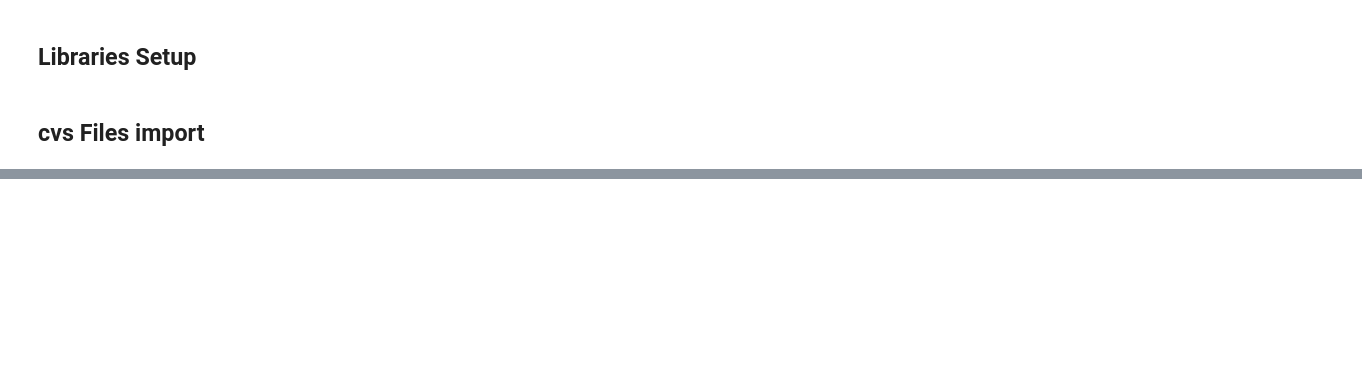
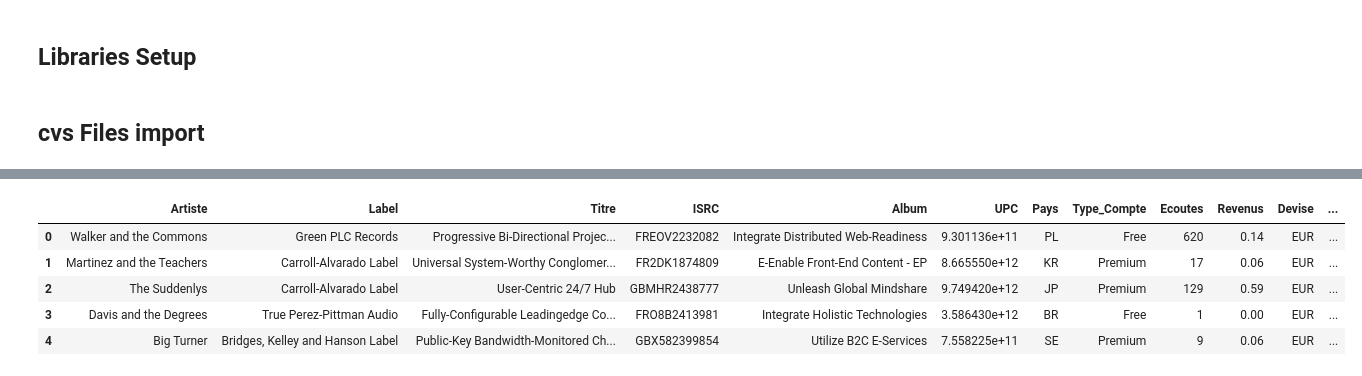
Before and after one commit to andreavecchi1996/royalty_data_quality_pipeline, a Jupyter notebook: royalty_data_quality_pipeline.ipynb, the cells around one changed output, grey strips where cells are left out. Saved outputs shown, nothing was run; the diff lists cells and outputs as text; code cells hidden in the pictures; blank space fills up the shorter version.

```diff
--- a/royalty_data_quality_pipeline.ipynb
+++ b/royalty_data_quality_pipeline.ipynb
@@ -27,0 +68,10 @@ df_amazon_feb24_raw.head()
+# %%
+df_deezer_jan24_raw = pd.read_csv('inbound_reports/deezer_jan24_raw.csv')
+df_deezer_jan24_raw.head()
+# %% [output]
+|  | Artiste | Label | Titre | ISRC | Album | UPC | Pays | Type_Compte | Ecoutes | Revenus | Devise | ... |
+| 0 | Walker and the Commons | Green PLC Records | Progressive Bi-Directional Projec... | FREOV2232082 | Integrate Distributed Web-Readiness | 9.301136e+11 | PL | Free | 620 | 0.14 | EUR | ... |
+| 1 | Martinez and the Teachers | Carroll-Alvarado Label | Universal System-Worthy Conglomer... | FR2DK1874809 | E-Enable Front-End Content - EP | 8.665550e+12 | KR | Premium | 17 | 0.06 | EUR | ... |
+| 2 | The Suddenlys | Carroll-Alvarado Label | User-Centric 24/7 Hub | GBMHR2438777 | Unleash Global Mindshare | 9.749420e+12 | JP | Premium | 129 | 0.59 | EUR | ... |
+| 3 | Davis and the Degrees | True Perez-Pittman Audio | Fully-Configurable Leadingedge Co... | FRO8B2413981 | Integrate Holistic Technologies | 3.586430e+12 | BR | Free | 1 | 0.00 | EUR | ... |
+| 4 | Big Turner | Bridges, Kelley and Hanson Label | Public-Key Bandwidth-Monitored Ch... | GBX582399854 | Utilize B2C E-Services | 7.558225e+11 | SE | Premium | 9 | 0.06 | EUR | ... |
```
Also changed, not shown: parts of 44 cells of this notebook, 1 other file.
